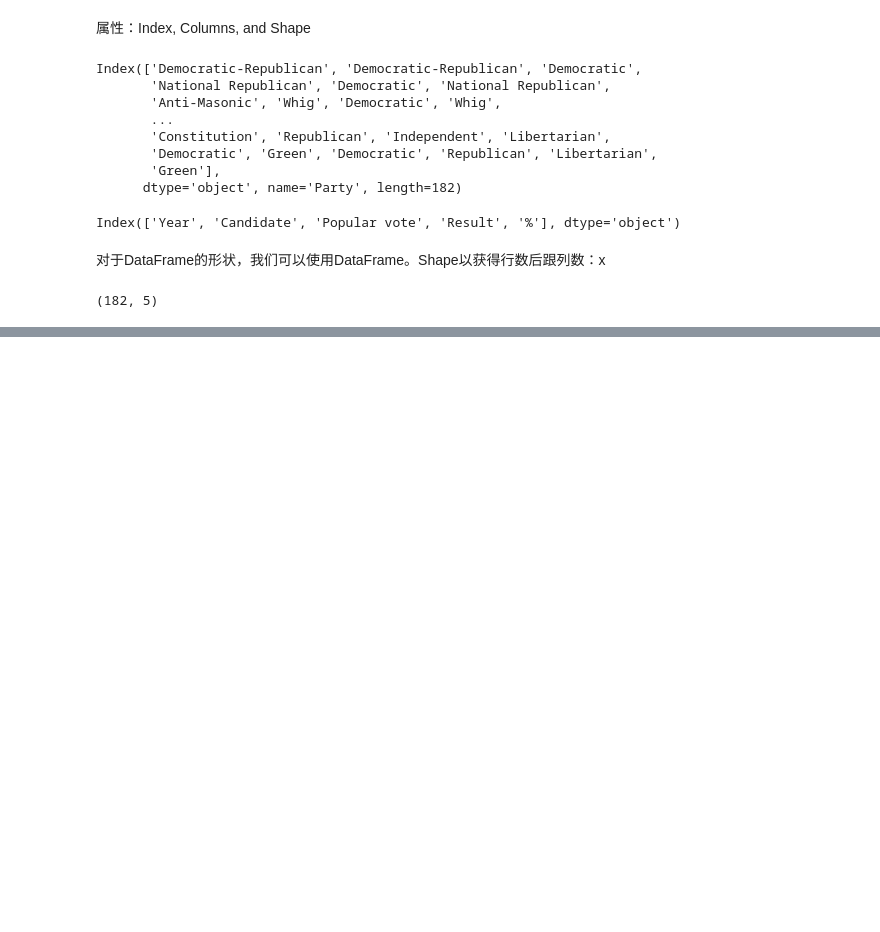
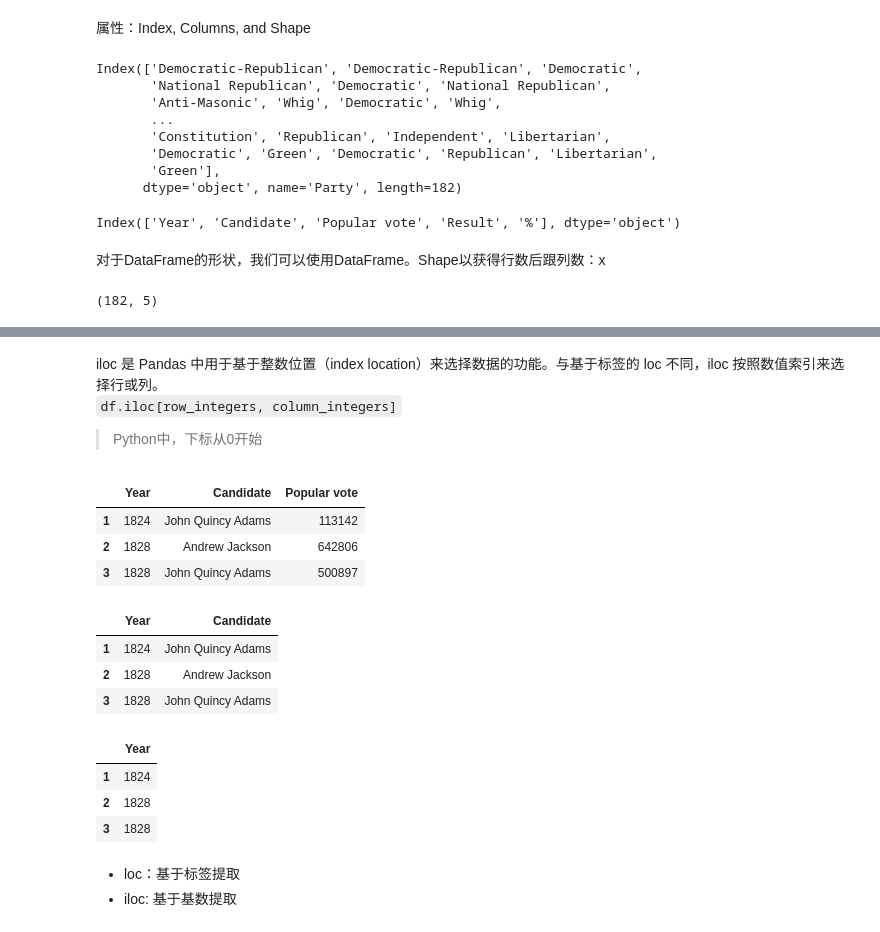
Before and after one commit to golitter/sp24-data100, a Jupyter notebook: Week1/lab.ipynb, the cells around one changed output, grey strips where cells are left out. Drawn from its saved outputs; the diff is of its cells as text; code cells hidden in the pictures; blank space fills up the shorter version.

Commit message:
loc iloc shape ...

```diff
--- a/Week1/lab.ipynb
+++ b/Week1/lab.ipynb
@@ -278,0 +347,31 @@ elections.shape
+# %% [markdown]
+iloc 是 Pandas 中用于基于整数位置（index location）来选择数据的功能。与基于标签的 loc 不同，iloc 按照数值索引来选择行或列。
+`df.iloc[row_integers, column_integers]`
+> Python中，下标从0开始
+# %%
+# 列表
+elections.iloc[[1,2,3], [1,2,3]]
+# %% [output]
+|  | Year | Candidate | Popular vote |
+| 1 | 1824 | John Quincy Adams | 113142 |
+| 2 | 1828 | Andrew Jackson | 642806 |
+| 3 | 1828 | John Quincy Adams | 500897 |
+# %%
+# slice
+elections.iloc[ [1,2,3],1:3]
+# %% [output]
+|  | Year | Candidate |
+| 1 | 1824 | John Quincy Adams |
+| 2 | 1828 | Andrew Jackson |
+| 3 | 1828 | John Quincy Adams |
+# %%
+# 一个值
+elections.iloc[ [1,2,3], [1]]
+# %% [output]
+|  | Year |
+| 1 | 1824 |
+| 2 | 1828 |
+| 3 | 1828 |
+# %% [markdown]
+- loc：基于标签提取
+- iloc: 基于基数提取
```
Also changed, not shown: parts of 7 cells of this notebook, 1 other file.
